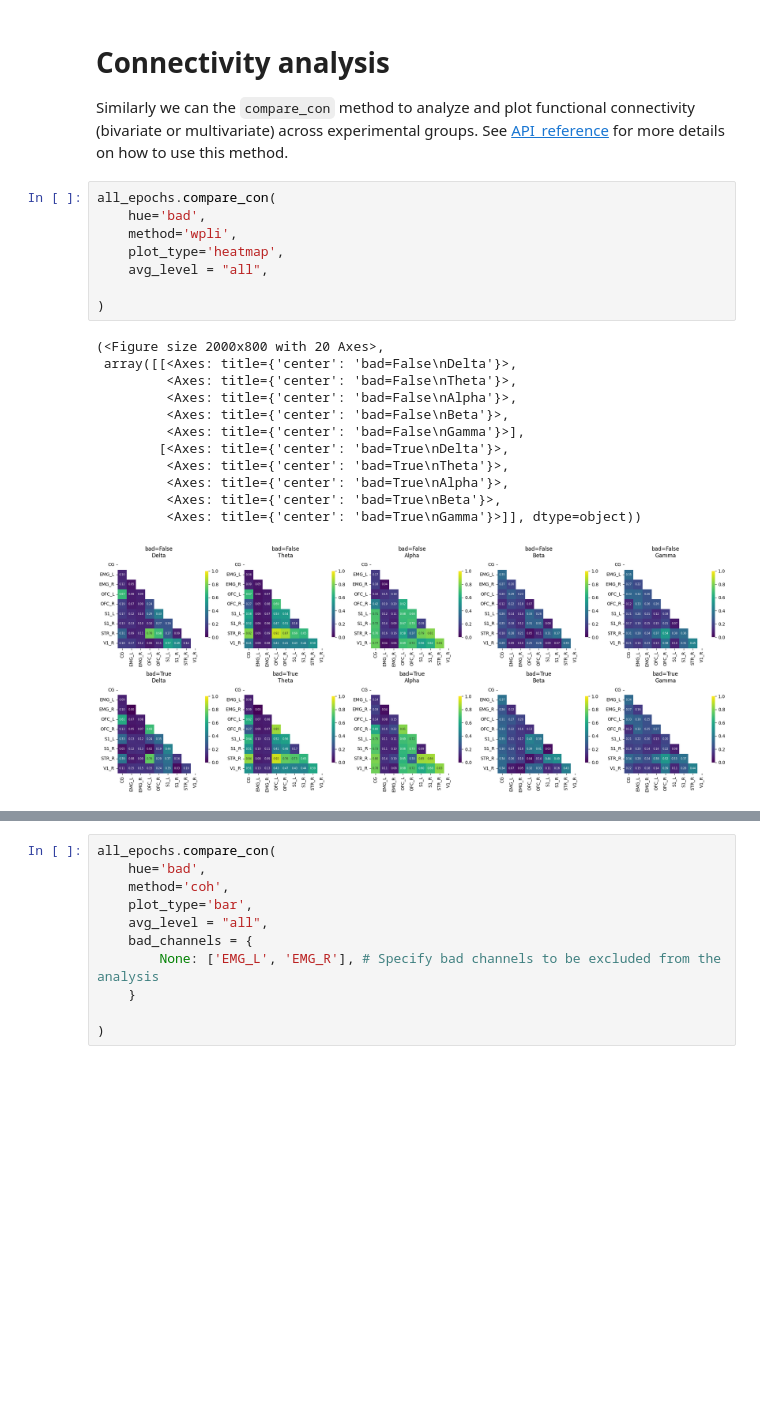
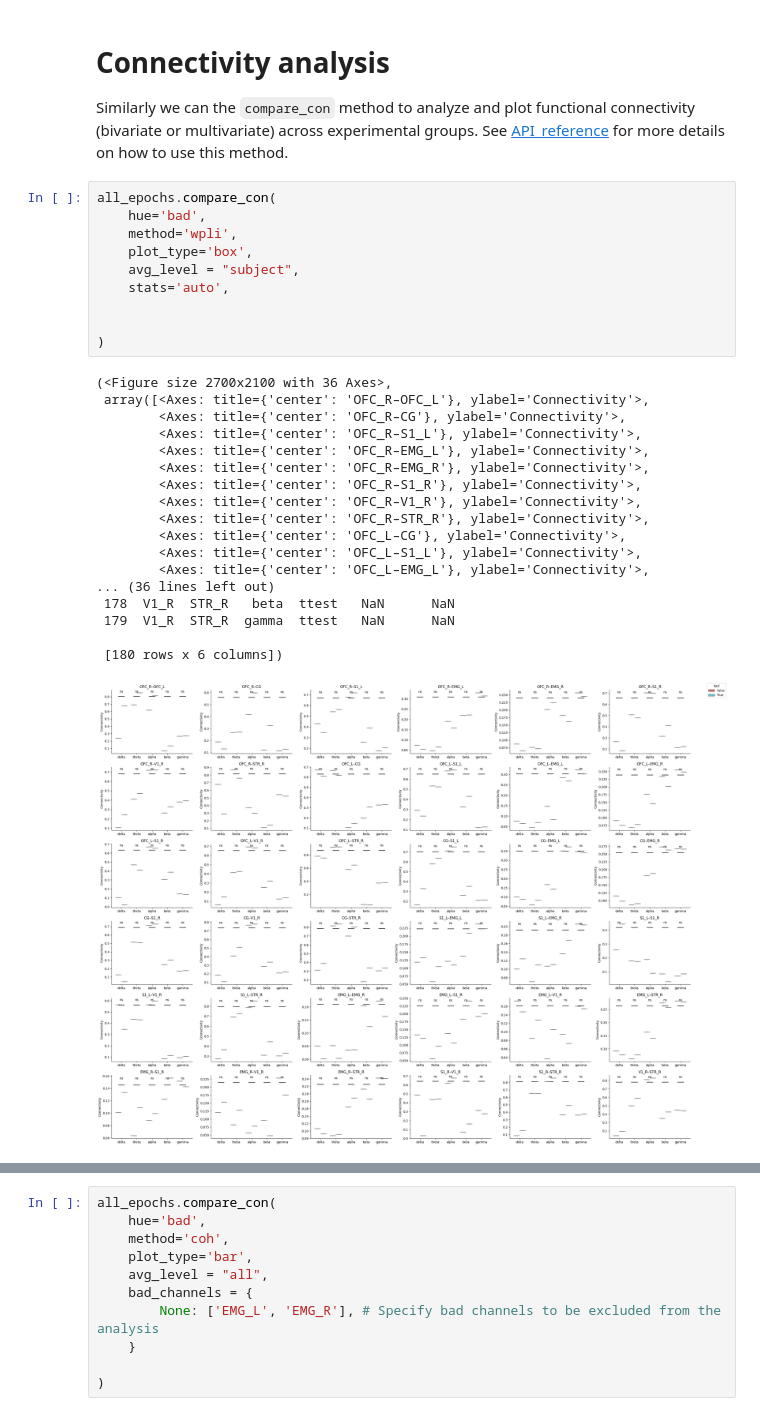
Before and after one commit to VasilisSz/epoch_tools, a Jupyter notebook: tutorials/creating_and_analyzing_Epochs.ipynb, the cells around one changed output, grey strips where cells are left out. Saved outputs shown, nothing was run; the diff lists cells and outputs as text; blank space fills up the shorter version.

```diff
--- a/tutorials/creating_and_analyzing_Epochs.ipynb
+++ b/tutorials/creating_and_analyzing_Epochs.ipynb
@@ -185,24 +200,32 @@ Similarly we can the `compare_con` method to analyze and plot functional connect
 # %%
 all_epochs.compare_con(
     hue='bad',
     method='wpli',
-    plot_type='heatmap',
-    avg_level = "all",
+    plot_type='box',
+    avg_level = "subject",
+    stats='auto',
+
 
 )
 # %% [output]
-(<Figure size 2000x800 with 20 Axes>,
- array([[<Axes: title={'center': 'bad=False\nDelta'}>,
-         <Axes: title={'center': 'bad=False\nTheta'}>,
-         <Axes: title={'center': 'bad=False\nAlpha'}>,
-         <Axes: title={'center': 'bad=False\nBeta'}>,
-         <Axes: title={'center': 'bad=False\nGamma'}>],
-        [<Axes: title={'center': 'bad=True\nDelta'}>,
-         <Axes: title={'center': 'bad=True\nTheta'}>,
-         <Axes: title={'center': 'bad=True\nAlpha'}>,
-         <Axes: title={'center': 'bad=True\nBeta'}>,
-         <Axes: title={'center': 'bad=True\nGamma'}>]], dtype=object))
+(<Figure size 2700x2100 with 36 Axes>,
+ array([<Axes: title={'center': 'OFC_R–OFC_L'}, ylabel='Connectivity'>,
+        <Axes: title={'center': 'OFC_R–CG'}, ylabel='Connectivity'>,
+        <Axes: title={'center': 'OFC_R–S1_L'}, ylabel='Connectivity'>,
+        <Axes: title={'center': 'OFC_R–EMG_L'}, ylabel='Connectivity'>,
+        <Axes: title={'center': 'OFC_R–EMG_R'}, ylabel='Connectivity'>,
+        <Axes: title={'center': 'OFC_R–S1_R'}, ylabel='Connectivity'>,
+        <Axes: title={'center': 'OFC_R–V1_R'}, ylabel='Connectivity'>,
+        <Axes: title={'center': 'OFC_R–STR_R'}, ylabel='Connectivity'>,
+        <Axes: title={'center': 'OFC_L–CG'}, ylabel='Connectivity'>,
+        <Axes: title={'center': 'OFC_L–S1_L'}, ylabel='Connectivity'>,
+        <Axes: title={'center': 'OFC_L–EMG_L'}, ylabel='Connectivity'>,
+... (36 lines left out)
+ 178  V1_R  STR_R   beta  ttest   NaN      NaN
+ 179  V1_R  STR_R  gamma  ttest   NaN      NaN
+
+ [180 rows x 6 columns])
-[figure, old version]
+[figure, new version]
 # %%
 all_epochs.compare_con(
     hue='bad',
```
Also changed, not shown: parts of 2 cells of this notebook, 12 other files.
